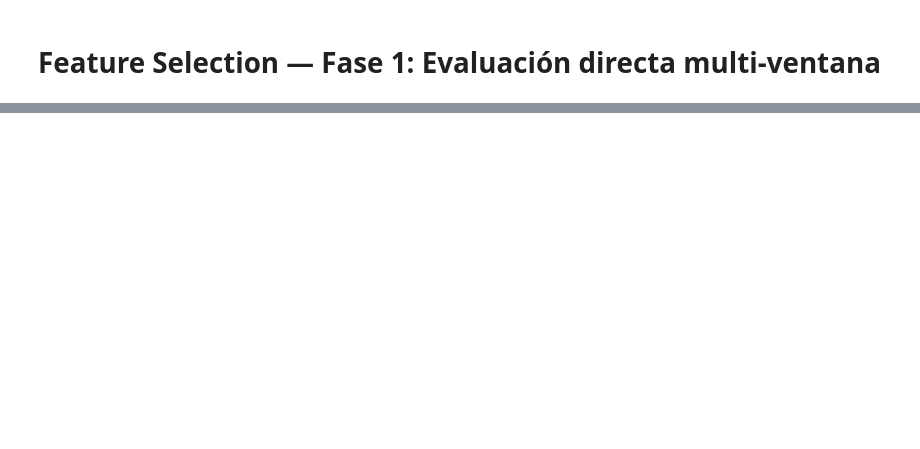
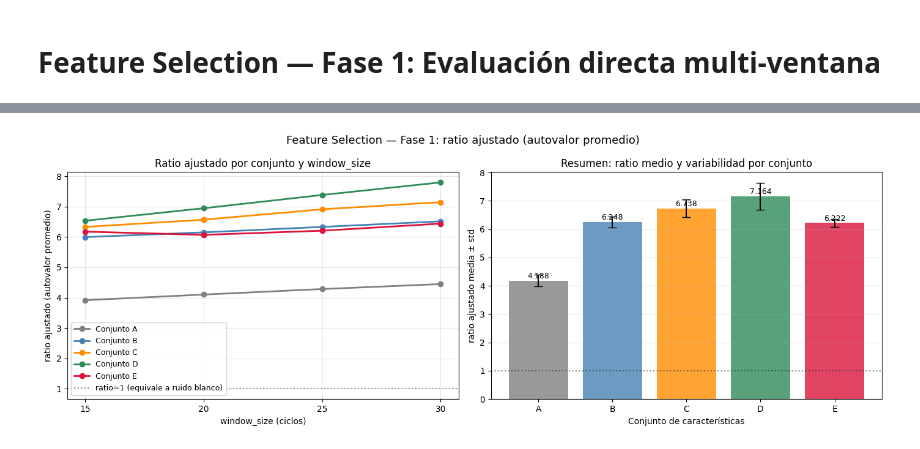
Before and after one commit to MendozaJose2001/predictamaintenance, a Jupyter notebook: eda.ipynb, the cells around one changed output, grey strips where cells are left out. Saved outputs shown, nothing was run; the diff lists cells and outputs as text; code cells hidden in the pictures; blank space fills up the shorter version.

```diff
--- a/eda.ipynb
+++ b/eda.ipynb
@@ -5,12 +346,19 @@
 
 Evalúa los 5 conjuntos candidatos de características (A-E) sobre los
 140 motores de entrenamiento para 4 tamaños de ventana {15, 20, 25, 30}.
-Registra la varianza explicada acumulada del PCA global (n_components=15)
-para cada combinación conjunto × window_size.
 
-Decisión automática al final:
-    - Si ranking estable Y diferencia ≥ 2% → selección directa
-    - Si no → recomendar Fase 2 (bootstrap pareado)
+Métrica: autovalor promedio de los primeros n_components PCs:
+
+    ratio = cumvar × (p / n_components) = (1/k) Σ λ_i
+
+Donde p = número de características del conjunto, k = n_components = 15.
+Esta métrica es comparable entre conjuntos de diferente dimensionalidad —
+a diferencia del cumvar simple que penaliza sistemáticamente los conjuntos
+más grandes por tener más varianza total que comprimir.
+
+Uso: acercamiento preliminar antes del GGS con feature_set como
+hiperparámetro. Los resultados orientan la búsqueda pero la selección
+definitiva la realiza el modelo predictor en validación cruzada.
 
 Run desde el proyecto root:
     python feature_selection_phase1.py
@@ -36,13 +384,14 @@ warnings.filterwarnings('ignore')
 # ---------------------------------------------------------------------------
 # Configuración
 # ---------------------------------------------------------------------------
-WINDOW_SIZES   = [15, 20, 25, 30]
-N_COMPONENTS   = 15
-CLIPPING       = 125
-THRESHOLD_PCT  = 2.0   # % mínimo de diferencia para selección directa
+WINDOW_SIZES    = [15, 20, 25, 30]
+N_COMPONENTS    = 15
+CLIPPING        = 125
+THRESHOLD_RATIO = 0.5   # diferencia mínima en ratio ajustado para ranking claro
 
 print("=" * 65)
-print("FEATURE SELECTION — Fase 1: Evaluación Directa Multi-Ventana")
+print("FEATURE SELECTION — Fase 1: Acercamiento Preliminar")
+print("Métrica: autovalor promedio (ratio = cumvar × p / n_components)")
 print("=" * 65)
 
 # ---------------------------------------------------------------------------
@@ -109,18 +458,21 @@ for ws in WINDOW_SIZES:
         pca = PCA(n_components=min(N_COMPONENTS, X_scaled.shape[1]))
         pca.fit(X_scaled)
         cumvar = float(pca.explained_variance_ratio_.cumsum()[-1])
+        p = X_all.shape[1]
+        ratio = cumvar * p / N_COMPONENTS  # autovalor promedio
 
-        results[name][ws] = cumvar
+        results[name][ws] = ratio
         timing[name] += t_feat
 
-        print(f"    [{name}] features={len(features)}×16={len(features)*16:3d}  "
-              f"feat_time={t_feat:.1f}s  cumvar={cumvar:.4f}")
+        print(f"    [{name}] p={p:3d}  feat_time={t_feat:.1f}s  "
+              f"cumvar={cumvar:.4f}  ratio={ratio:.4f}")
 
 # ---------------------------------------------------------------------------
 # Tabla de resultados
 # ---------------------------------------------------------------------------
 print(f"\n{'─'*65}")
-print("TABLA DE RESULTADOS — cumvar (varianza explicada acumulada, n_components=15)")
+print("TABLA DE RESULTADOS — ratio ajustado (autovalor promedio, n_components=15)")
+print("ratio = cumvar × p / n_components = (1/k) Σ λ_i")
 print(f"{'─'*65}")
 
 df_results = pd.DataFrame(results).T
@@ -164,36 +516,32 @@ second = rankings[WINDOW_SIZES[0]][1]
 diffs = []
 for ws in WINDOW_SIZES:
     col = f'ws={ws}'
-    diff = (df_results.loc[winner, col] - df_results.loc[second, col]) * 100
+    diff = df_results.loc[winner, col] - df_results.loc[second, col]
     diffs.append(diff)
 min_diff = min(diffs)
-clear_winner = min_diff >= THRESHOLD_PCT
+clear_winner = min_diff >= THRESHOLD_RATIO
 
 # ---------------------------------------------------------------------------
 # Decisión automática
 # ---------------------------------------------------------------------------
 print(f"\n{'─'*65}")
-print("DECISIÓN AUTOMÁTICA")
+print("ORIENTACIÓN PRELIMINAR")
 print(f"{'─'*65}")
-print(f"  Ganador:              Conjunto {winner}")
-print(f"  Segundo:              Conjunto {second}")
+print(f"  Ganador preliminar:     Conjunto {winner}")
+print(f"  Segundo:                Conjunto {second}")
 print(f"  Ranking top-2 estable:  {'✅ SÍ' if ranking_stable else '❌ NO'}")
-print(f"  Diferencia mínima:    {min_diff:.2f}%  (umbral: {THRESHOLD_PCT}%)")
-print(f"  Diferencia clara:     {'✅ SÍ' if clear_winner else '❌ NO'}")
+print(f"  Diferencia mínima:      {min_diff:.4f}  (umbral: {THRESHOLD_RATIO})")
+print(f"  Diferencia clara:       {'✅ SÍ' if clear_winner else '❌ NO'}")
+print(f"\n  ⚠️  NOTA: Estos resultados son preliminares.")
+print(f"     La selección definitiva se realiza via GGS con feature_set")
+print(f"     como hiperparámetro y rendimiento predictivo (MAE/RMSE) como criterio.")
 
 if ranking_stable and clear_winner:
-    print(f"\n  ✅ SELECCIÓN DIRECTA: Conjunto {winner}")
-    print(f"     Fase 2 (bootstrap) NO requerida.")
-    best_ws = df_results.loc[winner, [f'ws={ws}' for ws in WINDOW_SIZES]].idxmax()
-    best_ws_val = int(best_ws.split('=')[1])
-    print(f"     Mejor window_size para {winner}: {best_ws_val}")
+    print(f"\n  → Conjunto {winner} es candidato fuerte para el GGS.")
+    print(f"     Considerar priorizar este conjunto en la búsqueda.")
 else:
-    print(f"\n  ⚠️  FASE 2 REQUERIDA (bootstrap pareado)")
-    print(f"     Conjuntos finalistas: {winner}, {second}")
-    if not ranking_stable:
-        print(f"     Razón: ranking inestable entre window_sizes")
-    if not clear_winner:
-        print(f"     Razón: diferencia mínima {min_diff:.2f}% < {THRESHOLD_PCT}%")
+    print(f"\n  → Ranking poco concluyente — todos los conjuntos")
+    print(f"     deben evaluarse en el GGS sin descarte previo.")
 
 # ---------------------------------------------------------------------------
 # Timing summary
@@ -209,22 +557,25 @@ for name, t in timing.items():
 # Gráfico
 # ---------------------------------------------------------------------------
 fig, axes = plt.subplots(1, 2, figsize=(14, 5))
-fig.suptitle('Feature Selection — Fase 1: cumvar vs window_size', fontsize=13)
+fig.suptitle(
+    'Feature Selection — Fase 1: ratio ajustado (autovalor promedio)',
+    fontsize=13
+)
 
 colors = {'A': 'gray', 'B': 'steelblue', 'C': 'darkorange',
           'D': 'seagreen', 'E': 'crimson'}
 
-# Gráfico 1 — cumvar vs window_size por conjunto
+# Gráfico 1 — ratio vs window_size por conjunto
 ax = axes[0]
 for name in FEATURE_SETS:
     vals = [results[name][ws] for ws in WINDOW_SIZES]
     ax.plot(WINDOW_SIZES, vals, marker='o', linewidth=2,
             color=colors[name], label=f'Conjunto {name}')
-ax.axhline(y=0.5, color='black', linestyle=':', alpha=0.4,
-           label='50% (referencia Alomari)')
+ax.axhline(y=1.0, color='black', linestyle=':', alpha=0.4,
+           label='ratio=1 (equivale a ruido blanco)')
 ax.set_xlabel('window_size (ciclos)')
-ax.set_ylabel('cumvar (varianza explicada acumulada)')
-ax.set_title('cumvar por conjunto y window_size')
+ax.set_ylabel('ratio ajustado (autovalor promedio)')
+ax.set_title('Ratio ajustado por conjunto y window_size')
 ax.legend(fontsize=9)
 ax.grid(alpha=0.3)
 ax.set_xticks(WINDOW_SIZES)
@@ -237,14 +588,16 @@ stds   = [df_results.loc[n, 'std']   for n in names]
 bars = ax.bar(names, medias, yerr=stds, capsize=5,
               color=[colors[n] for n in names], alpha=0.8)
 ax.set_xlabel('Conjunto de características')
-ax.set_ylabel('cumvar media ± std')
-ax.set_title('Resumen: media y variabilidad por conjunto')
+ax.set_ylabel('ratio ajustado media ± std')
+ax.set_title('Resumen: ratio medio y variabilidad por conjunto')
+ax.axhline(y=1.0, color='black', linestyle=':', alpha=0.4)
 ax.grid(alpha=0.3, axis='y')
 for bar, val in zip(bars, medias):
-    ax.text(bar.get_x() + bar.get_width()/2, bar.get_height() + 0.002,
+    ax.text(bar.get_x() + bar.get_width()/2, bar.get_height() + 0.02,
             f'{val:.3f}', ha='center', va='bottom', fontsize=9)
 
 plt.tight_layout()
 plt.savefig('feature_selection_phase1.png', dpi=150, bbox_inches='tight')
 plt.show()
 print("\nGráfico guardado: feature_selection_phase1.png")
+# %% [output]
@@ -250,0 +621 @@ print("\nGráfico guardado: feature_selection_phase1.png")
+[figure, added]
```
Also changed, not shown: parts of 2 cells of this notebook, 32 other files.
